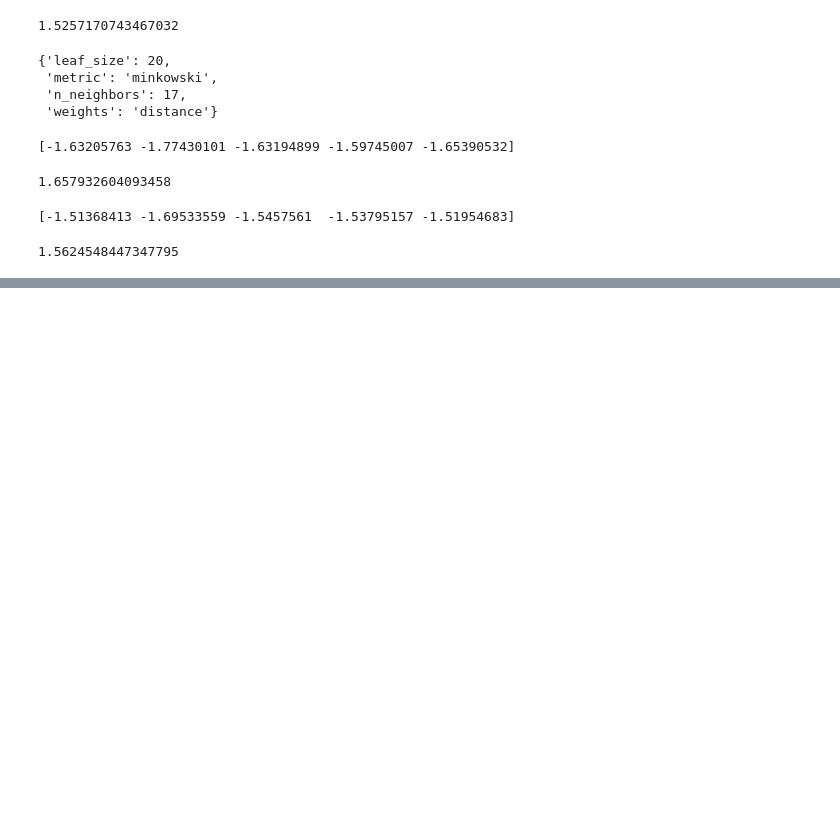
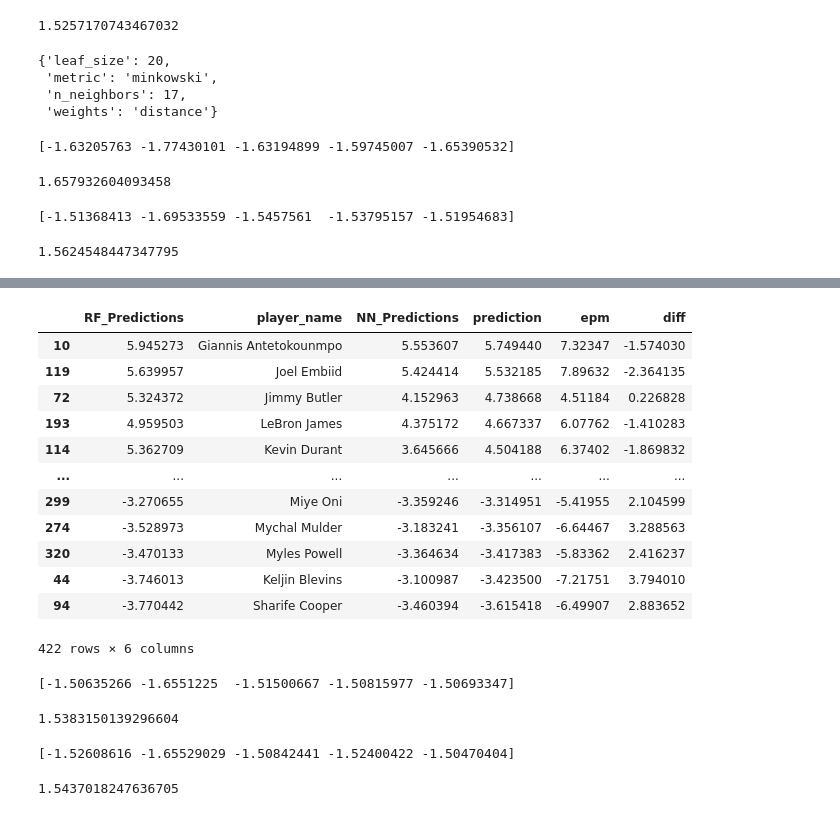
Before and after one commit to shailm99/nba-player-prediction, a Jupyter notebook: code/model-building.ipynb, the cells around one changed output, grey strips where cells are left out. Saved outputs shown, nothing was run; the diff lists cells and outputs as text; code cells hidden in the pictures; blank space fills up the shorter version.

```diff
--- a/code/model-building.ipynb
+++ b/code/model-building.ipynb
@@ -442,0 +669,16 @@ eval_model_9_predictors(search.best_estimator_)
+# %%
+compare.sort_values(by = 'prediction', ascending = False)
+# %% [output]
+|  | RF_Predictions | player_name | NN_Predictions | prediction | epm | diff |
+| 10 | 5.945273 | Giannis Antetokounmpo | 5.553607 | 5.749440 | 7.32347 | -1.574030 |
+| 119 | 5.639957 | Joel Embiid | 5.424414 | 5.532185 | 7.89632 | -2.364135 |
+| 72 | 5.324372 | Jimmy Butler | 4.152963 | 4.738668 | 4.51184 | 0.226828 |
+| 193 | 4.959503 | LeBron James | 4.375172 | 4.667337 | 6.07762 | -1.410283 |
+| 114 | 5.362709 | Kevin Durant | 3.645666 | 4.504188 | 6.37402 | -1.869832 |
+| ... | ... | ... | ... | ... | ... | ... |
+| 299 | -3.270655 | Miye Oni | -3.359246 | -3.314951 | -5.41955 | 2.104599 |
+| 274 | -3.528973 | Mychal Mulder | -3.183241 | -3.356107 | -6.64467 | 3.288563 |
+| 320 | -3.470133 | Myles Powell | -3.364634 | -3.417383 | -5.83362 | 2.416237 |
+| 44 | -3.746013 | Keljin Blevins | -3.100987 | -3.423500 | -7.21751 | 3.794010 |
+| 94 | -3.770442 | Sharife Cooper | -3.460394 | -3.615418 | -6.49907 | 2.883652 |
+422 rows × 6 columns
@@ -442,0 +687,10 @@ eval_model_9_predictors(search.best_estimator_)
+# %%
+eval_model(best_network)
+# %% [output]
+[-1.50635266 -1.6551225  -1.51500667 -1.50815977 -1.50693347]
+1.5383150139296604
+# %%
+eval_model(best_rf)
+# %% [output]
+[-1.52608616 -1.65529029 -1.50842441 -1.52400422 -1.50470404]
+1.5437018247636705
```
Also changed, not shown: parts of 34 cells of this notebook.
